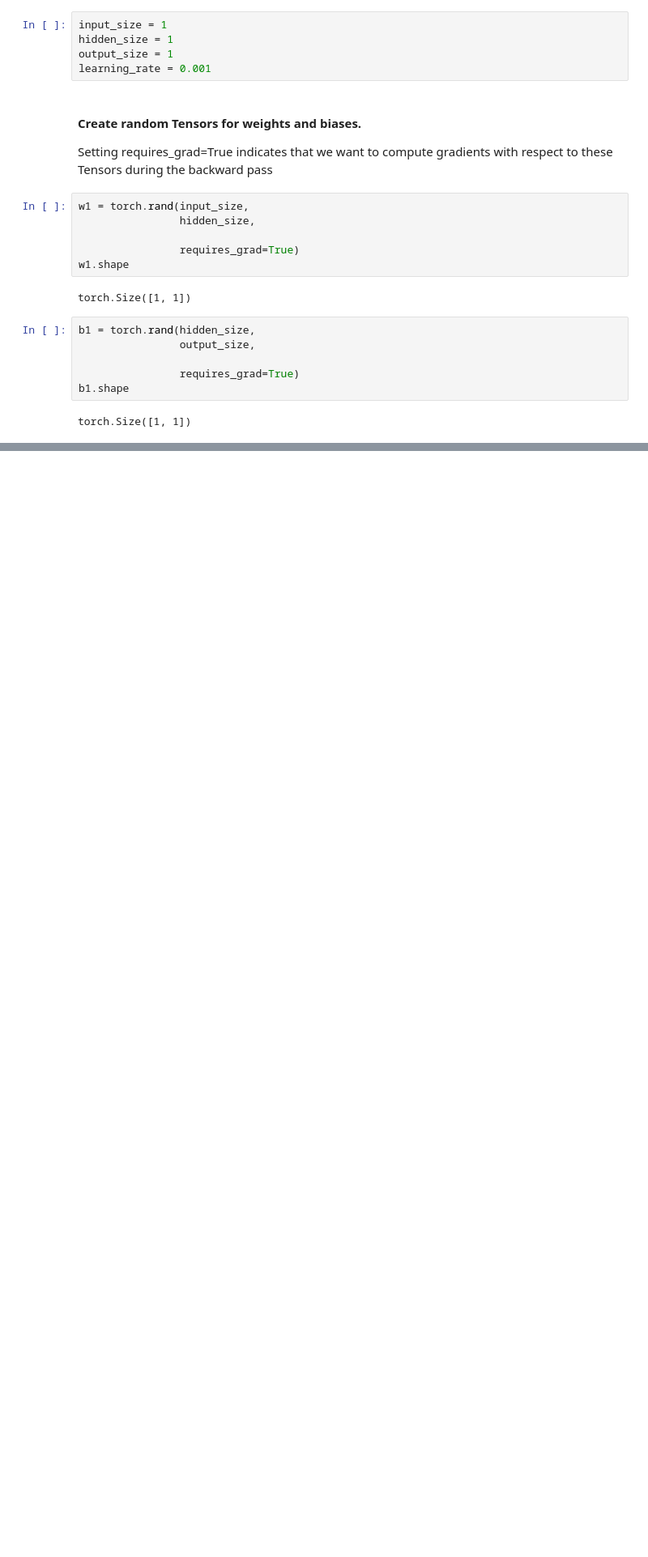
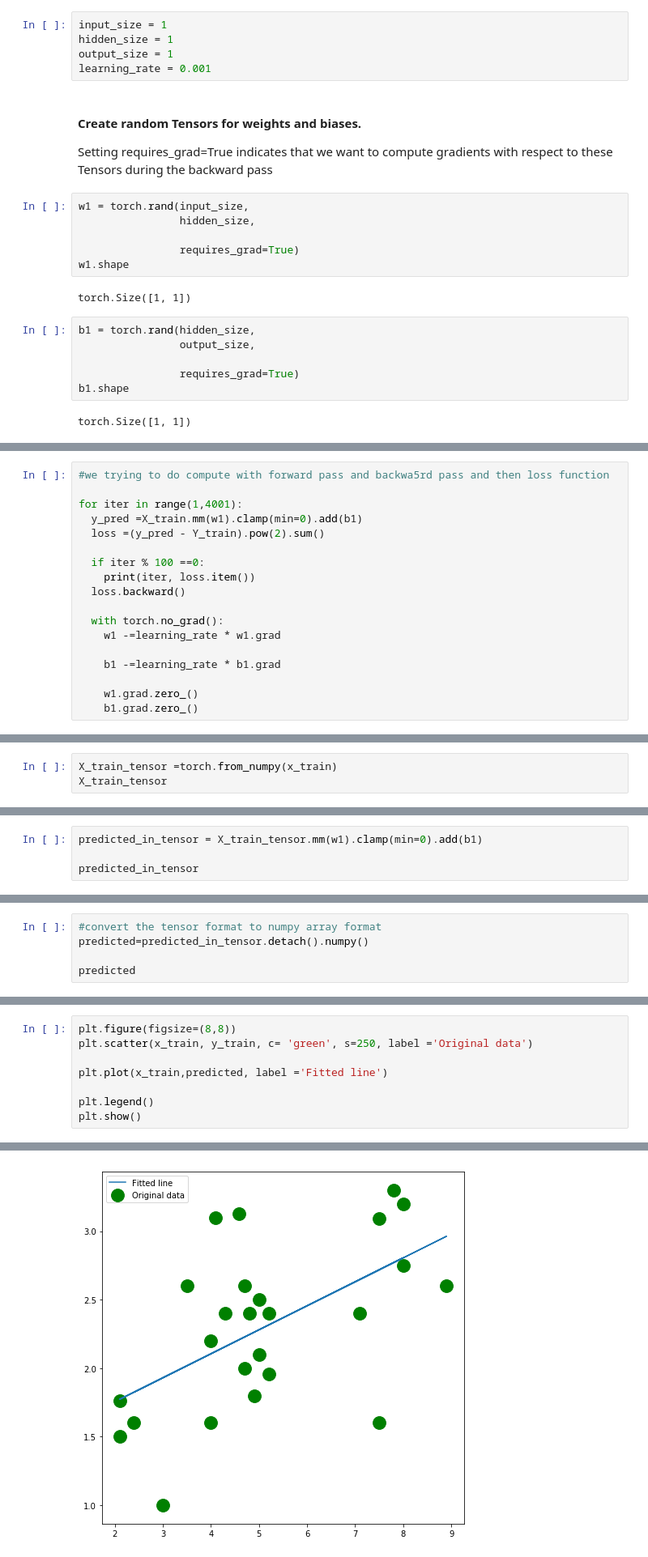
Before and after one commit to bisoisk/60daysOfCodeUdacityChallenge-S-P-AIChallenge, a Jupyter notebook: 60_days_of_code_udacity.ipynb, the cells around one changed output, grey strips where cells are left out. Shown at 81% size. Saved outputs shown, nothing was run; the diff lists cells and outputs as text; blank space fills up the shorter version.

```diff
--- a/60_days_of_code_udacity.ipynb
+++ b/60_days_of_code_udacity.ipynb
@@ -932,0 +1081,18 @@ tensor([[0.1499]], requires_grad=True)
+# %%
+#we trying to do compute with forward pass and backwa5rd pass and then loss function
+
+for iter in range(1,4001):
+  y_pred =X_train.mm(w1).clamp(min=0).add(b1)
+  loss =(y_pred - Y_train).pow(2).sum()
+
+  if iter % 100 ==0:
+    print(iter, loss.item())
+  loss.backward()
+
+  with torch.no_grad():
+    w1 -=learning_rate * w1.grad
+
+    b1 -=learning_rate * b1.grad
+
+    w1.grad.zero_()
+    b1.grad.zero_()
@@ -932,0 +1121,3 @@ tensor([[0.1499]], requires_grad=True)
+# %%
+X_train_tensor =torch.from_numpy(x_train)
+X_train_tensor
@@ -932,0 +1142,4 @@ tensor([[0.1499]], requires_grad=True)
+# %%
+predicted_in_tensor = X_train_tensor.mm(w1).clamp(min=0).add(b1)
+
+predicted_in_tensor
@@ -932,0 +1164,5 @@ tensor([[0.1499]], requires_grad=True)
+# %%
+#convert the tensor format to numpy array format
+predicted=predicted_in_tensor.detach().numpy()
+
+predicted
@@ -932,0 +1187,9 @@ tensor([[0.1499]], requires_grad=True)
+# %%
+plt.figure(figsize=(8,8))
+plt.scatter(x_train, y_train, c= 'green', s=250, label ='Original data')
+
+plt.plot(x_train,predicted, label ='Fitted line')
+
+plt.legend()
+plt.show()
+# %% [output]
@@ -932,0 +1200 @@ tensor([[0.1499]], requires_grad=True)
+[figure, added]
```
Also changed, not shown: parts of 65 cells of this notebook.
